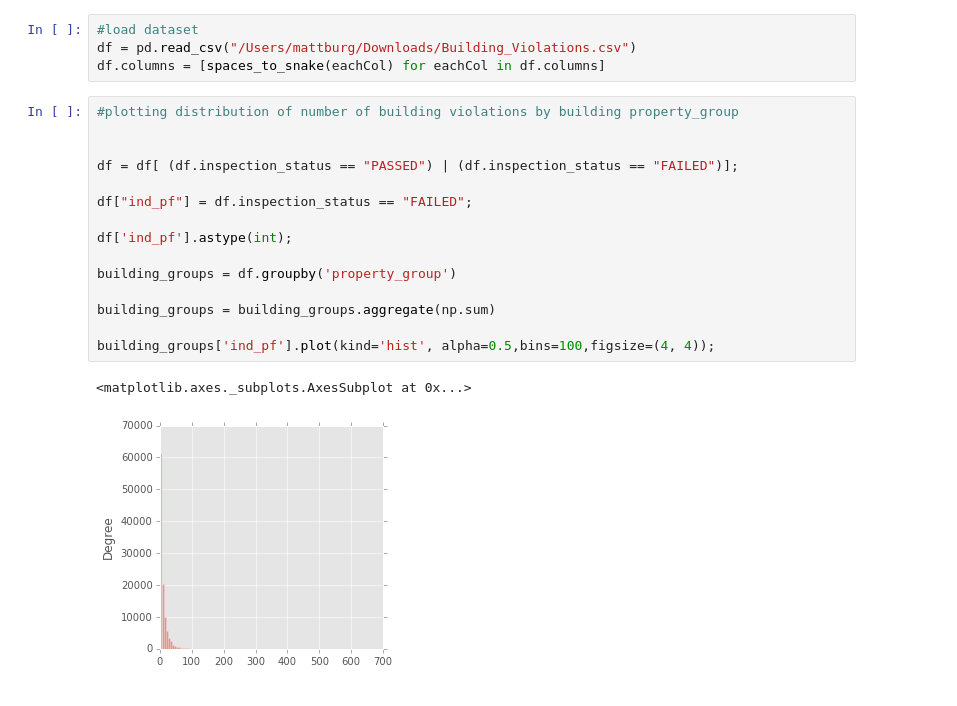
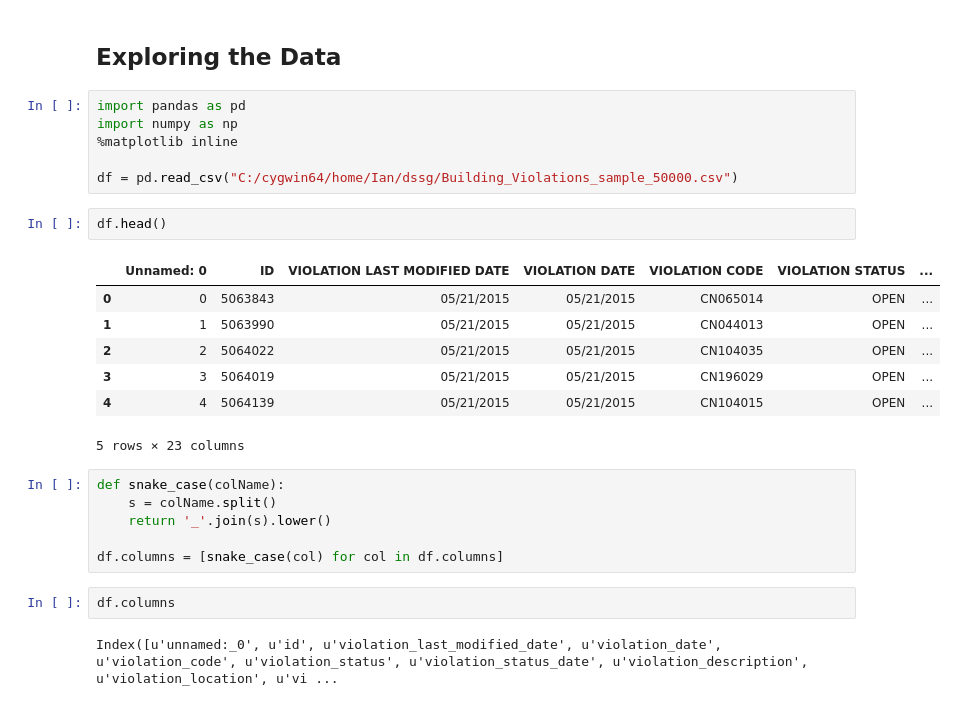
Before and after one commit to mattburg/project-inspector-gadget, a Jupyter notebook: src/data_exploration.ipynb, the cells around one changed output. Saved outputs shown, nothing was run; the diff lists cells and outputs as text.

Commit message:
exploring features added to ipython ntbk

```diff
--- a/src/data_exploration.ipynb
+++ b/src/data_exploration.ipynb
@@ -14,22 +1,28 @@ def spaces_to_snake(colName):
-# %%
-#load dataset
-df = pd.read_csv("/Users/mattburg/Downloads/Building_Violations.csv")
-df.columns = [spaces_to_snake(eachCol) for eachCol in df.columns]
-# %%
-#plotting distribution of number of building violations by building property_group
-
-
-df = df[ (df.inspection_status == "PASSED") | (df.inspection_status == "FAILED")];
-
-df["ind_pf"] = df.inspection_status == "FAILED";
-
-df['ind_pf'].astype(int);
-
-building_groups = df.groupby('property_group')
-
-building_groups = building_groups.aggregate(np.sum)
-
-building_groups['ind_pf'].plot(kind='hist', alpha=0.5,bins=100,figsize=(4, 4));
-# %% [output]
-<matplotlib.axes._subplots.AxesSubplot at 0x...>
-[figure, removed]
+# %% [markdown]
+## Exploring the Data
+# %%
+import pandas as pd
+import numpy as np
+%matplotlib inline
+
+df = pd.read_csv("C:/cygwin64/home/Ian/dssg/Building_Violations_sample_50000.csv")
+# %%
+df.head()
+# %% [output]
+|  | Unnamed: 0 | ID | VIOLATION LAST MODIFIED DATE | VIOLATION DATE | VIOLATION CODE | VIOLATION STATUS | ... |
+| 0 | 0 | 5063843 | 05/21/2015 | 05/21/2015 | CN065014 | OPEN | ... |
+| 1 | 1 | 5063990 | 05/21/2015 | 05/21/2015 | CN044013 | OPEN | ... |
+| 2 | 2 | 5064022 | 05/21/2015 | 05/21/2015 | CN104035 | OPEN | ... |
+| 3 | 3 | 5064019 | 05/21/2015 | 05/21/2015 | CN196029 | OPEN | ... |
+| 4 | 4 | 5064139 | 05/21/2015 | 05/21/2015 | CN104015 | OPEN | ... |
+5 rows × 23 columns
+# %%
+def snake_case(colName):
+    s = colName.split()
+    return '_'.join(s).lower()
+
+df.columns = [snake_case(col) for col in df.columns]
+# %%
+df.columns
+# %% [output]
+Index([u'unnamed:_0', u'id', u'violation_last_modified_date', u'violation_date', u'violation_code', u'violation_status', u'violation_status_date', u'violation_description', u'violation_location', u'vi ...
```
Also changed, not shown: parts of 18 cells of this notebook.
